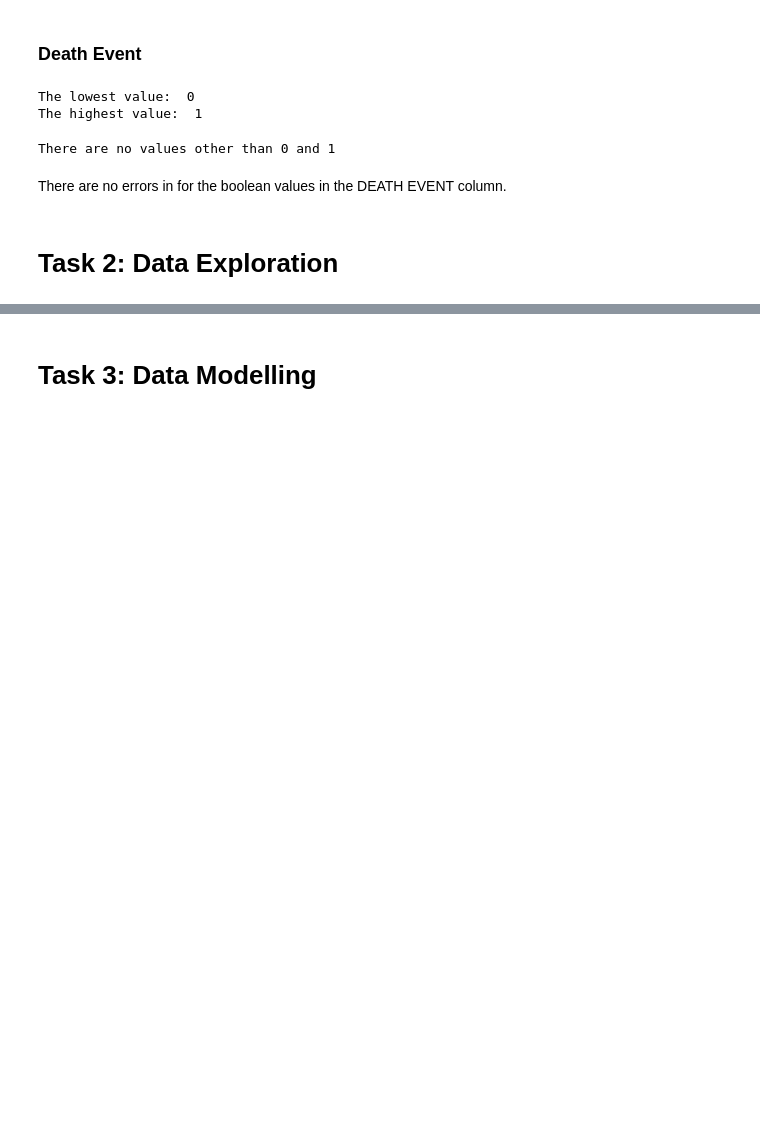
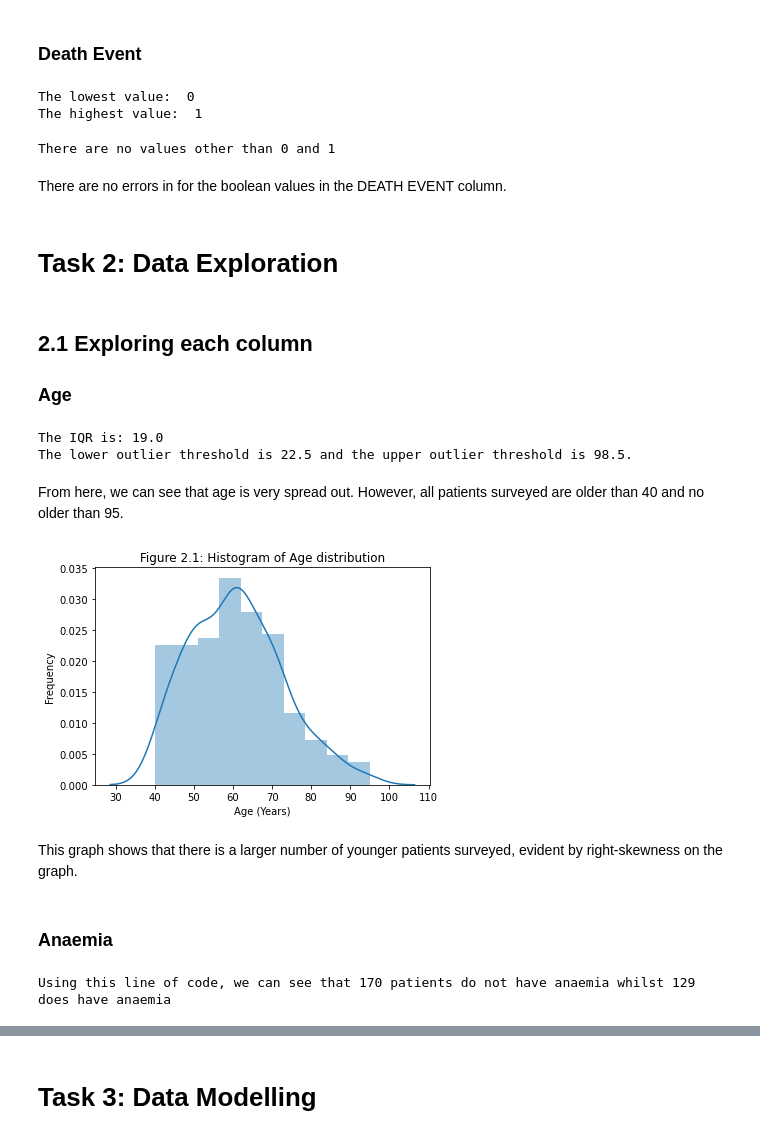
Before and after one commit to Ghost-Recon131/PDS-Assignment2, a Jupyter notebook: assignment2.ipynb, the cells around one changed output, grey strips where cells are left out. Saved outputs shown, nothing was run; the diff lists cells and outputs as text; code cells hidden in the pictures; blank space fills up the shorter version.

```diff
--- a/assignment2.ipynb
+++ b/assignment2.ipynb
@@ -424,3 +424,36 @@ There are no values other than 0 and 1
 There are no errors in for the boolean values in the DEATH EVENT column.
 # %% [markdown]
 # Task 2: Data Exploration
+# %% [markdown]
+## 2.1 Exploring each column
+### Age
+# %%
+HFCR = pd.read_csv('heart_failure_clinical_records_dataset.csv')
+
+Q1 = HFCR["age"].quantile(0.25)
+Q3 = HFCR["age"].quantile(0.75)
+IQR = Q3 - Q1
+upper = Q3 + 1.5*IQR
+lower = Q1 - 1.5*IQR
+print(f"The IQR is: {IQR}")
+print(f"The lower outlier threshold is {lower} and the upper outlier threshold is {upper}.")
+# %% [output]
+The IQR is: 19.0
+The lower outlier threshold is 22.5 and the upper outlier threshold is 98.5.
+# %% [markdown]
+From here, we can see that age is very spread out. However, all patients surveyed are older than 40 and no older than 95.
+# %%
+sns.distplot(HFCR["age"], kde=True).set(title=
+    "Figure 2.1: Histogram of Age distribution", xlabel="Age (Years)", ylabel="Frequency")
+plt.show;
+# %% [output]
+[figure, added]
+# %% [markdown]
+This graph shows that there is a larger number of younger patients surveyed, evident by right-skewness on the graph.
+# %% [markdown]
+### Anaemia
+# %%
+HFCR['anaemia'].value_counts()
+print("Using this line of code, we can see that 170 patients do not have anaemia whilst 129 does have anaemia")
+# %% [output]
+Using this line of code, we can see that 170 patients do not have anaemia whilst 129 does have anaemia
```
Also changed, not shown: parts of 5 cells of this notebook.
